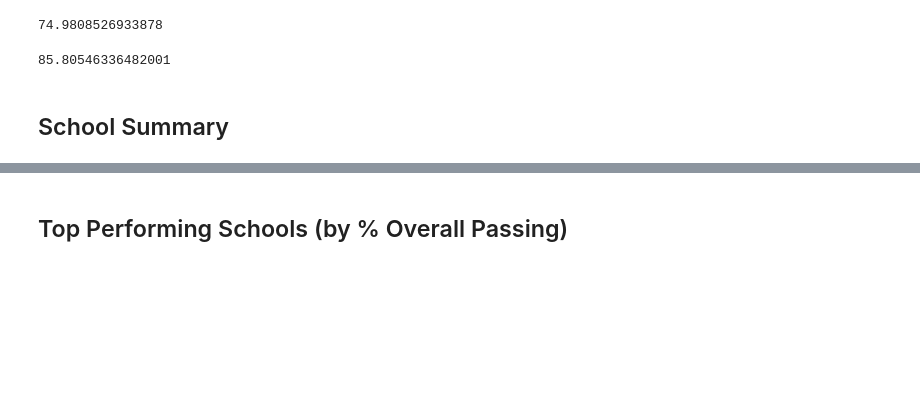
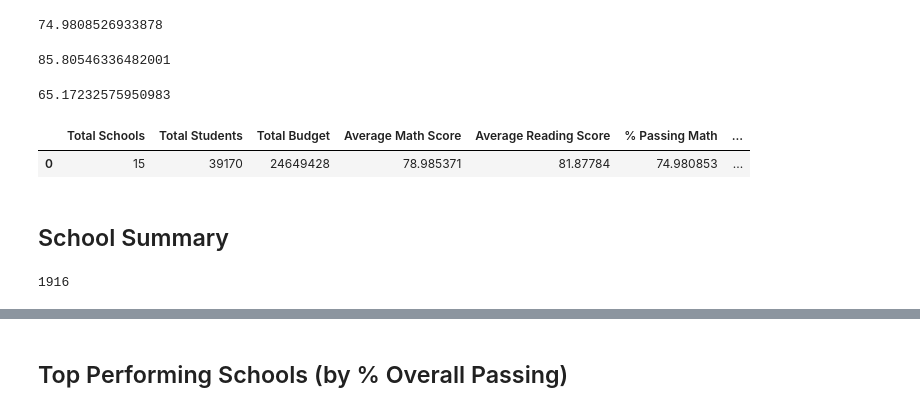
Before and after one commit to SamEspe/pandas-challenge, a Jupyter notebook: PyCitySchools/PandasChallenge.ipynb, the cells around one changed output, grey strips where cells are left out. Drawn from its saved outputs; the diff is of its cells as text; code cells hidden in the pictures; blank space fills up the shorter version.

```diff
--- a/PyCitySchools/PandasChallenge.ipynb
+++ b/PyCitySchools/PandasChallenge.ipynb
@@ -104,9 +105,28 @@ percent_passing_reading
 85.80546336482001
 # %%
 #Calculate percentage passing both
-passing_both = [entry for entry in school_data_complete if ]
+passing_both = school_data_complete.loc[(school_data_complete["reading_score"] >=70) & (school_data_complete["math_score"] >= 70), :].count()
+
+passing_both_count = passing_both.iloc[1]
+
+percent_passing_both = (passing_both_count/total_students)*100
+
+percent_passing_both
+
+#Method for calculating "passing_both" courtesy of Sanoo Singh. Thank you!
+# %% [output]
+65.17232575950983
 # %%
 #Create dataframe with results
+
+district_summary = {"Total Schools": [number_of_schools], "Total Students": [total_students], "Total Budget": [total_budget], "Average Math Score": [avg_math_score], "Average Reading Score": [avg_reading_score], "% Passing Math": [percent_passing_math], "% Passing Reading": [percent_passing_reading], "% Passing Overall" : percent_passing_both }
+
+district_summary_df = pd.DataFrame(district_summary)
+
+district_summary_df
+# %% [output]
+|  | Total Schools | Total Students | Total Budget | Average Math Score | Average Reading Score | % Passing Math | ... |
+| 0 | 15 | 39170 | 24649428 | 78.985371 | 81.87784 | 74.980853 | ... |
 # %%
 #Format displayed data
 # %% [markdown]
@@ -115,0 +134,6 @@ passing_both = [entry for entry in school_data_complete if ]
+# %%
+huang_pass_math = school_data_complete[(school_data_complete.school_name == "Huang High School") & (school_data_complete.math_score >=70)]
+
+len(huang_pass_math)
+# %% [output]
+1916
```
Also changed, not shown: parts of 7 cells of this notebook.
